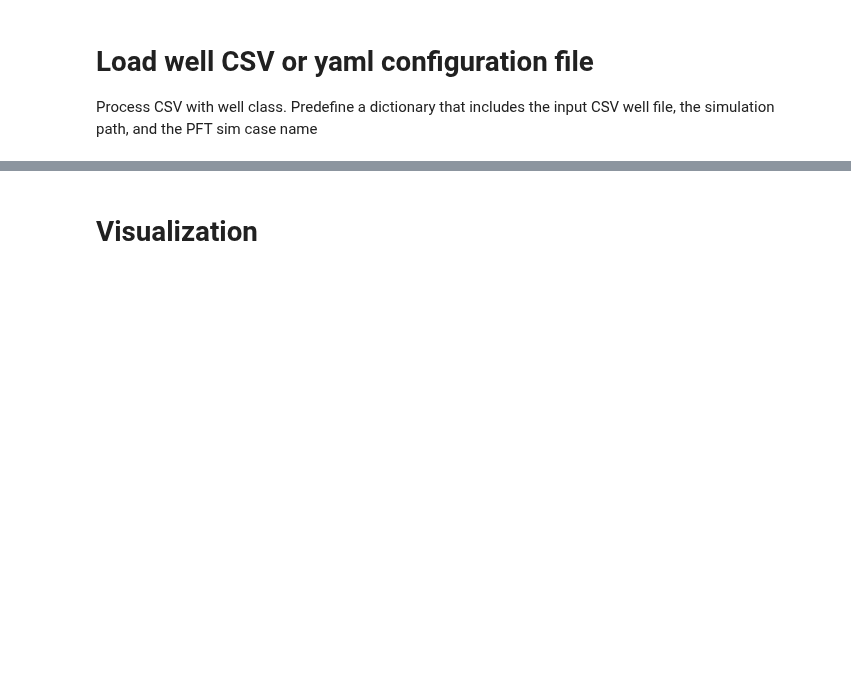
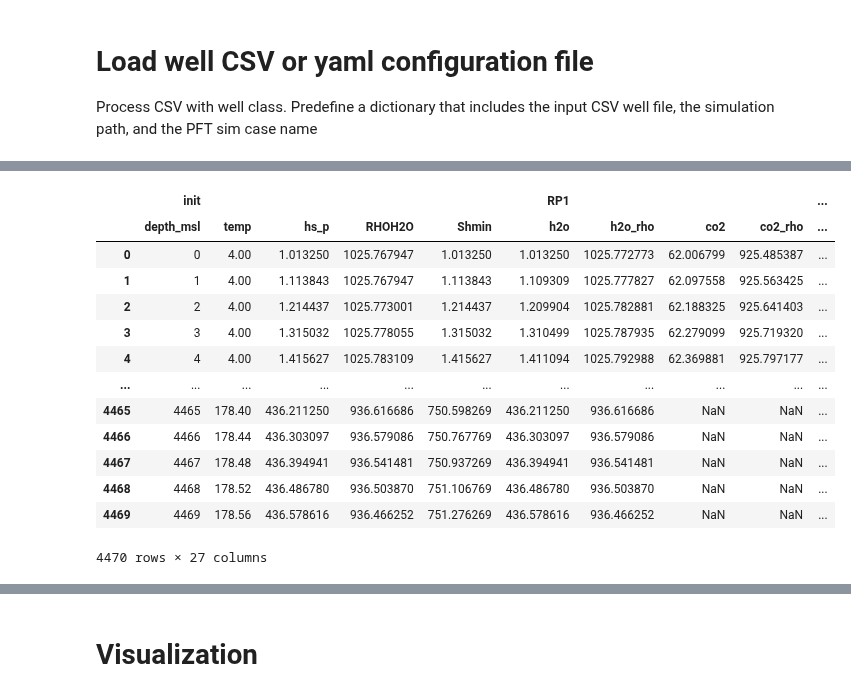
Before and after one commit to equinor/WINC_OnePager, a Jupyter notebook: notebooks/Pressure-WellClass.ipynb, the cells around one changed output, grey strips where cells are left out. Saved outputs shown, nothing was run; the diff lists cells and outputs as text; code cells hidden in the pictures; blank space fills up the shorter version.

```diff
--- a/notebooks/Pressure-WellClass.ipynb
+++ b/notebooks/Pressure-WellClass.ipynb
@@ -152,0 +153,17 @@ Reference depth: 2238
+# %%
+my_pressure.pressure_CO2
+# %% [output]
+|  | init |  |  |  |  | RP1 |  |  |  | ... |
+|  | depth_msl | temp | hs_p | RHOH2O | Shmin | h2o | h2o_rho | co2 | co2_rho | ... |
+| 0 | 0 | 4.00 | 1.013250 | 1025.767947 | 1.013250 | 1.013250 | 1025.772773 | 62.006799 | 925.485387 | ... |
+| 1 | 1 | 4.00 | 1.113843 | 1025.767947 | 1.113843 | 1.109309 | 1025.777827 | 62.097558 | 925.563425 | ... |
+| 2 | 2 | 4.00 | 1.214437 | 1025.773001 | 1.214437 | 1.209904 | 1025.782881 | 62.188325 | 925.641403 | ... |
+| 3 | 3 | 4.00 | 1.315032 | 1025.778055 | 1.315032 | 1.310499 | 1025.787935 | 62.279099 | 925.719320 | ... |
+| 4 | 4 | 4.00 | 1.415627 | 1025.783109 | 1.415627 | 1.411094 | 1025.792988 | 62.369881 | 925.797177 | ... |
+| ... | ... | ... | ... | ... | ... | ... | ... | ... | ... | ... |
+| 4465 | 4465 | 178.40 | 436.211250 | 936.616686 | 750.598269 | 436.211250 | 936.616686 | NaN | NaN | ... |
+| 4466 | 4466 | 178.44 | 436.303097 | 936.579086 | 750.767769 | 436.303097 | 936.579086 | NaN | NaN | ... |
+| 4467 | 4467 | 178.48 | 436.394941 | 936.541481 | 750.937269 | 436.394941 | 936.541481 | NaN | NaN | ... |
+| 4468 | 4468 | 178.52 | 436.486780 | 936.503870 | 751.106769 | 436.486780 | 936.503870 | NaN | NaN | ... |
+| 4469 | 4469 | 178.56 | 436.578616 | 936.466252 | 751.276269 | 436.578616 | 936.466252 | NaN | NaN | ... |
+4470 rows × 27 columns
```
Also changed, not shown: parts of 8 cells of this notebook.
